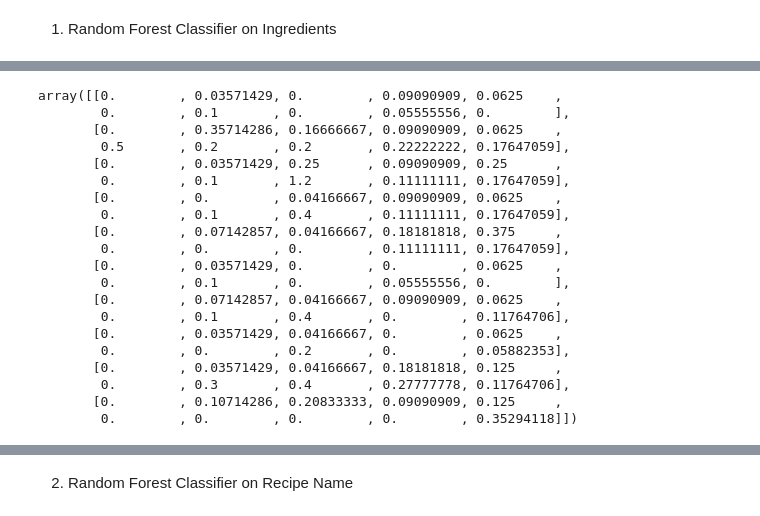
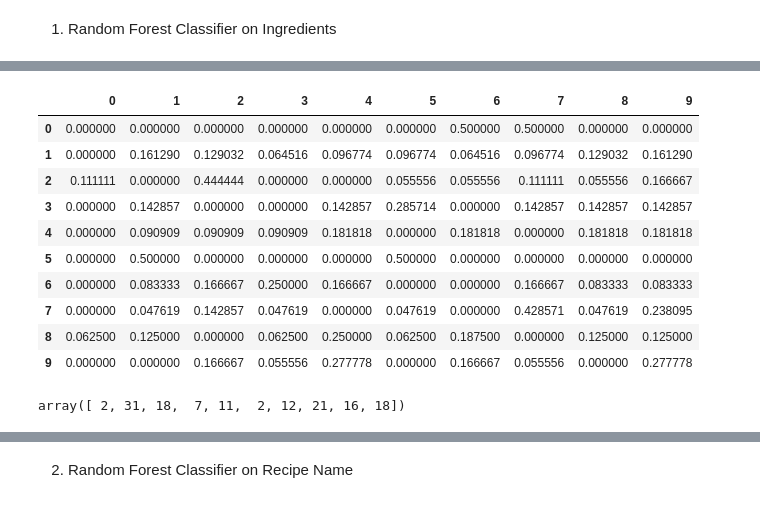
Before and after one commit to Heathocha/Food-for-Thought, a Jupyter notebook: Unit 4 Capstone - Unsupervised Learning.ipynb, the cells around one changed output, grey strips where cells are left out. Drawn from its saved outputs; the diff is of its cells as text; code cells hidden in the pictures.

```diff
--- a/Unit 4 Capstone - Unsupervised Learning.ipynb
+++ b/Unit 4 Capstone - Unsupervised Learning.ipynb
@@ -653,26 +653,21 @@ array([[ 0,  1,  0,  1,  1,  0,  1,  0,  1,  0],
+# %%
+pd.DataFrame(ingredient_matrix).divide(ingredient_matrix.sum(axis=1),0)
+# %% [output]
+|  | 0 | 1 | 2 | 3 | 4 | 5 | 6 | 7 | 8 | 9 |
+| 0 | 0.000000 | 0.000000 | 0.000000 | 0.000000 | 0.000000 | 0.000000 | 0.500000 | 0.500000 | 0.000000 | 0.000000 |
+| 1 | 0.000000 | 0.161290 | 0.129032 | 0.064516 | 0.096774 | 0.096774 | 0.064516 | 0.096774 | 0.129032 | 0.161290 |
+| 2 | 0.111111 | 0.000000 | 0.444444 | 0.000000 | 0.000000 | 0.055556 | 0.055556 | 0.111111 | 0.055556 | 0.166667 |
+| 3 | 0.000000 | 0.142857 | 0.000000 | 0.000000 | 0.142857 | 0.285714 | 0.000000 | 0.142857 | 0.142857 | 0.142857 |
+| 4 | 0.000000 | 0.090909 | 0.090909 | 0.090909 | 0.181818 | 0.000000 | 0.181818 | 0.000000 | 0.181818 | 0.181818 |
+| 5 | 0.000000 | 0.500000 | 0.000000 | 0.000000 | 0.000000 | 0.500000 | 0.000000 | 0.000000 | 0.000000 | 0.000000 |
+| 6 | 0.000000 | 0.083333 | 0.166667 | 0.250000 | 0.166667 | 0.000000 | 0.000000 | 0.166667 | 0.083333 | 0.083333 |
+| 7 | 0.000000 | 0.047619 | 0.142857 | 0.047619 | 0.000000 | 0.047619 | 0.000000 | 0.428571 | 0.047619 | 0.238095 |
+| 8 | 0.062500 | 0.125000 | 0.000000 | 0.062500 | 0.250000 | 0.062500 | 0.187500 | 0.000000 | 0.125000 | 0.125000 |
+| 9 | 0.000000 | 0.000000 | 0.166667 | 0.055556 | 0.277778 | 0.000000 | 0.166667 | 0.055556 | 0.000000 | 0.277778 |
 # %%
-ingredient_matrix / ingredient_matrix.astype(np.float).sum(axis=1)
+ingredient_matrix.sum(axis=1)
 # %% [output]
-array([[0.        , 0.03571429, 0.        , 0.09090909, 0.0625    ,
-        0.        , 0.1       , 0.        , 0.05555556, 0.        ],
-       [0.        , 0.35714286, 0.16666667, 0.09090909, 0.0625    ,
-        0.5       , 0.2       , 0.2       , 0.22222222, 0.17647059],
-       [0.        , 0.03571429, 0.25      , 0.09090909, 0.25      ,
-        0.        , 0.1       , 1.2       , 0.11111111, 0.17647059],
-       [0.        , 0.        , 0.04166667, 0.09090909, 0.0625    ,
-        0.        , 0.1       , 0.4       , 0.11111111, 0.17647059],
-       [0.        , 0.07142857, 0.04166667, 0.18181818, 0.375     ,
-        0.        , 0.        , 0.        , 0.11111111, 0.17647059],
-       [0.        , 0.03571429, 0.        , 0.        , 0.0625    ,
-        0.        , 0.1       , 0.        , 0.05555556, 0.        ],
-       [0.        , 0.07142857, 0.04166667, 0.09090909, 0.0625    ,
-        0.        , 0.1       , 0.4       , 0.        , 0.11764706],
-       [0.        , 0.03571429, 0.04166667, 0.        , 0.0625    ,
-        0.        , 0.        , 0.2       , 0.        , 0.05882353],
-       [0.        , 0.03571429, 0.04166667, 0.18181818, 0.125     ,
-        0.        , 0.3       , 0.4       , 0.27777778, 0.11764706],
-       [0.        , 0.10714286, 0.20833333, 0.09090909, 0.125     ,
-        0.        , 0.        , 0.        , 0.        , 0.35294118]])
+array([ 2, 31, 18,  7, 11,  2, 12, 21, 16, 18])
 # %%
 import seaborn as sns
 colormap = sns.diverging_palette(220, 10, as_cmap = True)
```
Also changed, not shown: parts of 27 cells of this notebook.
